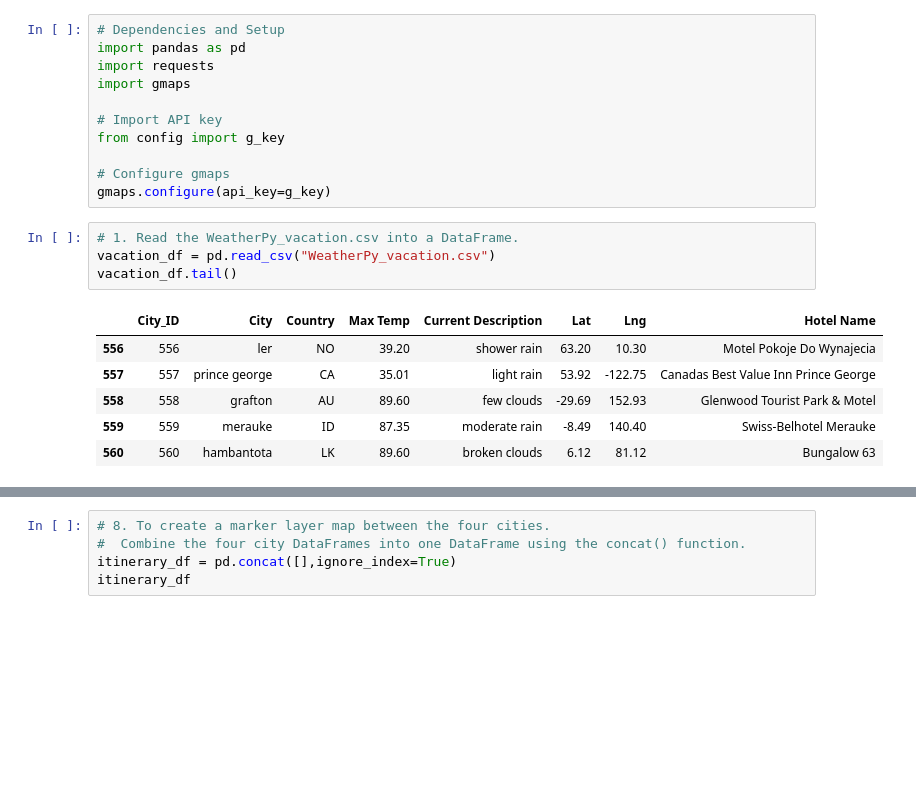
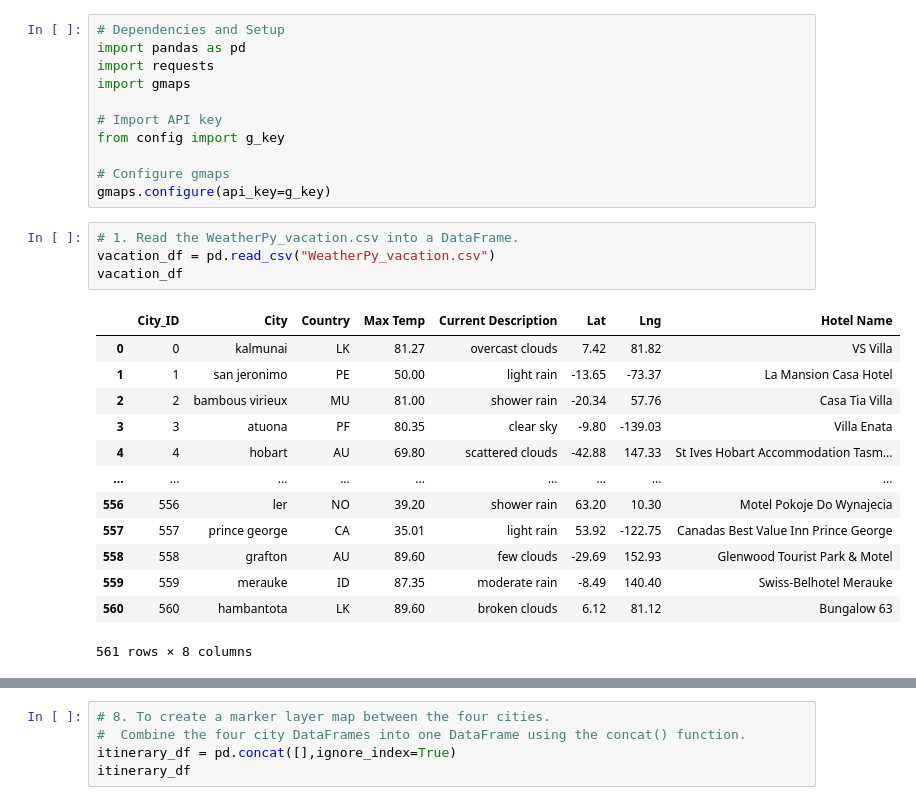
Before and after one commit to carolinacraus/World_Weather_Analysis, a Jupyter notebook: Vacation_Itinerary/Vacation_Itinerary.ipynb, the cells around one changed output, grey strips where cells are left out. Saved outputs shown, nothing was run; the diff lists cells and outputs as text; blank space fills up the shorter version.

Commit message:
Update Vacation_Itinerary

```diff
--- a/Vacation_Itinerary/Vacation_Itinerary.ipynb
+++ b/Vacation_Itinerary/Vacation_Itinerary.ipynb
@@ -14,12 +14,19 @@ gmaps.configure(api_key=g_key)
 # %%
 # 1. Read the WeatherPy_vacation.csv into a DataFrame.
 vacation_df = pd.read_csv("WeatherPy_vacation.csv")
-vacation_df.tail()
+vacation_df
 # %% [output]
 |  | City_ID | City | Country | Max Temp | Current Description | Lat | Lng | Hotel Name |
+| 0 | 0 | kalmunai | LK | 81.27 | overcast clouds | 7.42 | 81.82 | VS Villa |
+| 1 | 1 | san jeronimo | PE | 50.00 | light rain | -13.65 | -73.37 | La Mansion Casa Hotel |
+| 2 | 2 | bambous virieux | MU | 81.00 | shower rain | -20.34 | 57.76 | Casa Tia Villa |
+| 3 | 3 | atuona | PF | 80.35 | clear sky | -9.80 | -139.03 | Villa Enata |
+| 4 | 4 | hobart | AU | 69.80 | scattered clouds | -42.88 | 147.33 | St Ives Hobart Accommodation Tasm... |
+| ... | ... | ... | ... | ... | ... | ... | ... | ... |
 | 556 | 556 | ler | NO | 39.20 | shower rain | 63.20 | 10.30 | Motel Pokoje Do Wynajecia |
 | 557 | 557 | prince george | CA | 35.01 | light rain | 53.92 | -122.75 | Canadas Best Value Inn Prince George |
 | 558 | 558 | grafton | AU | 89.60 | few clouds | -29.69 | 152.93 | Glenwood Tourist Park & Motel |
 | 559 | 559 | merauke | ID | 87.35 | moderate rain | -8.49 | 140.40 | Swiss-Belhotel Merauke |
 | 560 | 560 | hambantota | LK | 89.60 | broken clouds | 6.12 | 81.12 | Bungalow 63 |
+561 rows × 8 columns
 # %%
```
Also changed, not shown: parts of 15 cells of this notebook, 5 other files.
